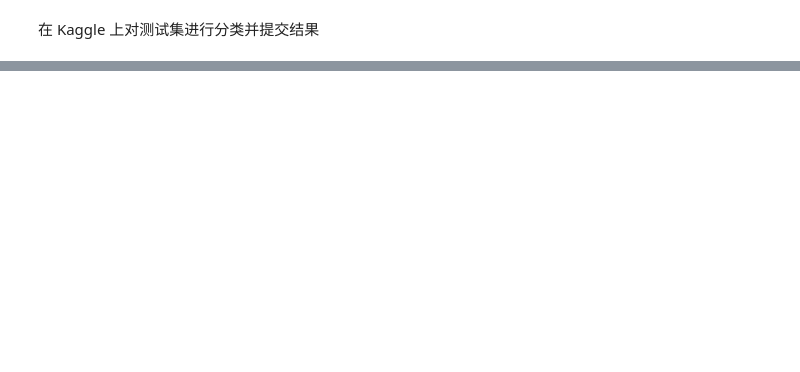
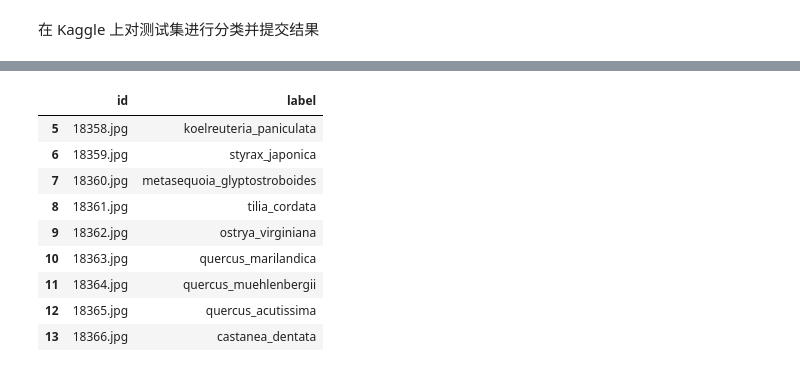
Before and after one commit to tinyi2018/DATestFile, a Jupyter notebook: Classify-leaves.ipynb, the cells around one changed output, grey strips where cells are left out. Saved outputs shown, nothing was run; the diff lists cells and outputs as text; code cells hidden in the pictures; blank space fills up the shorter version.

```diff
--- a/Classify-leaves.ipynb
+++ b/Classify-leaves.ipynb
@@ -370,0 +456,13 @@ df.to_csv('submission.csv', index=False)
+# %%
+df[5:14]
+# %% [output]
+|  | id | label |
+| 5 | 18358.jpg | koelreuteria_paniculata |
+| 6 | 18359.jpg | styrax_japonica |
+| 7 | 18360.jpg | metasequoia_glyptostroboides |
+| 8 | 18361.jpg | tilia_cordata |
+| 9 | 18362.jpg | ostrya_virginiana |
+| 10 | 18363.jpg | quercus_marilandica |
+| 11 | 18364.jpg | quercus_muehlenbergii |
+| 12 | 18365.jpg | quercus_acutissima |
+| 13 | 18366.jpg | castanea_dentata |
```
Also changed, not shown: parts of 16 cells of this notebook.
